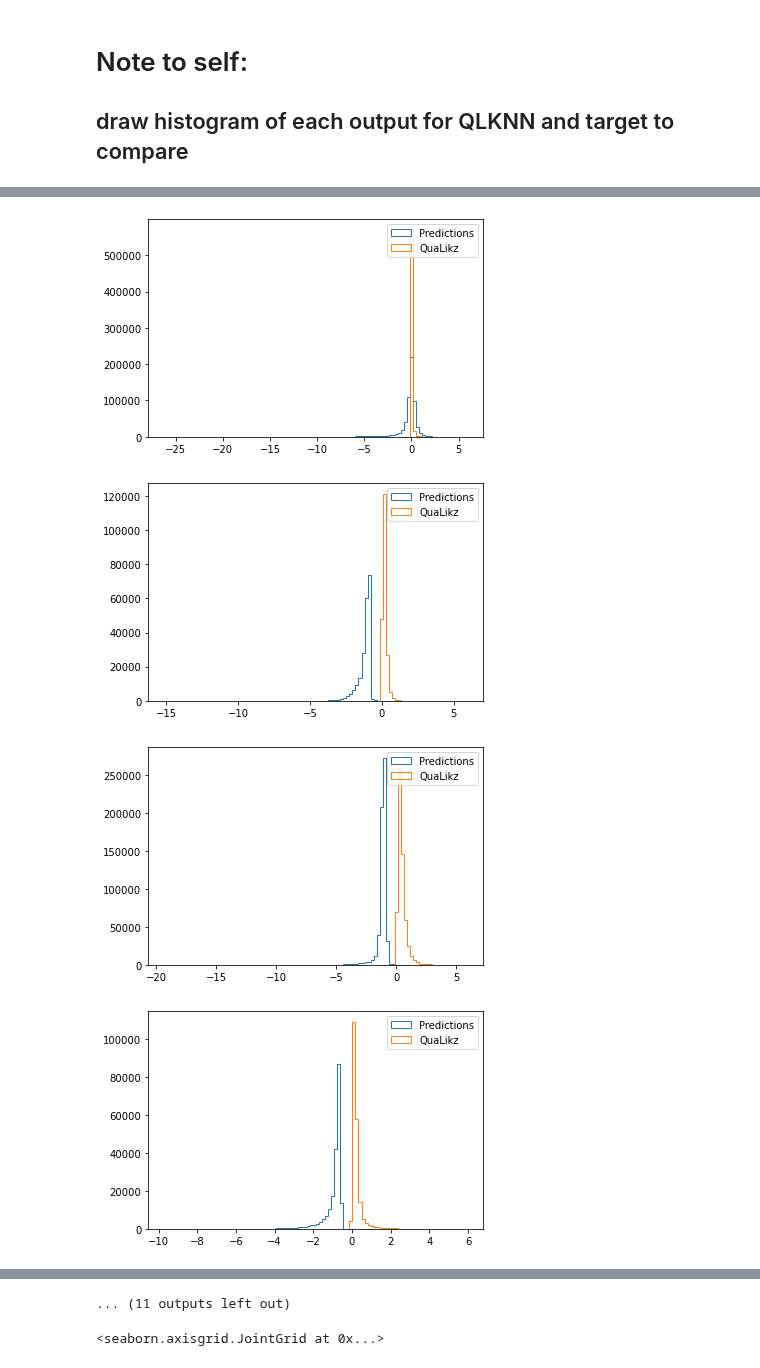
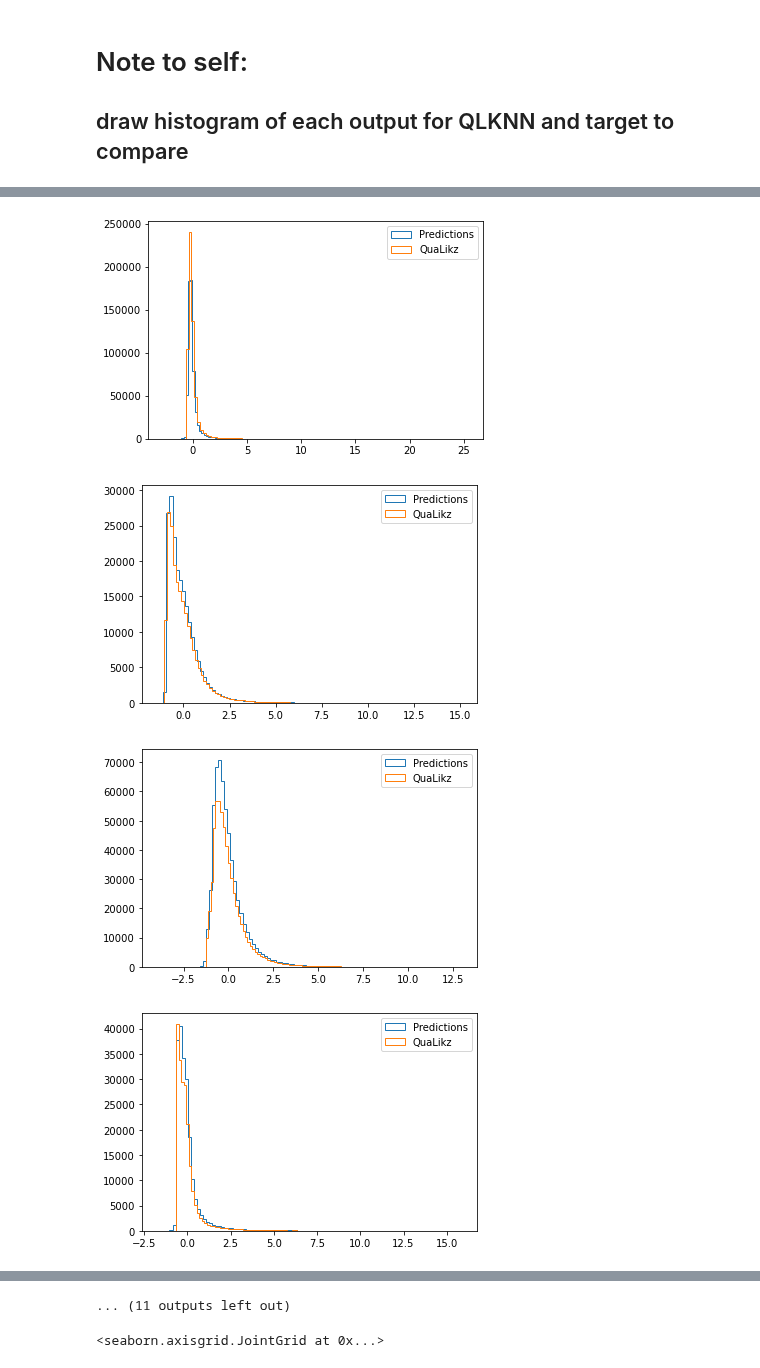
Before and after one commit to zcapjdb/UKAEAGroupProject, a Jupyter notebook: src/notebooks/RegressionOutputs.ipynb, the cells around one changed output, grey strips where cells are left out. Cells and saved outputs as stored; diff of their text form; code cells hidden in the pictures.

```diff
--- a/src/notebooks/RegressionOutputs.ipynb
+++ b/src/notebooks/RegressionOutputs.ipynb
@@ -58,34 +53,38 @@ plt.ylabel("Test Loss");
 # %%
 #test_data_path = "../../data/QLKNN_test_data.pkl"
 test_data_path = "../../data/test_data_clipped.pkl"
-
+train_data_path = "../../data/train_data_clipped.pkl"
 predictions_list = []
 
 for target in target_keys:
     path = glob.glob(f"../../logs/QLKNN-Regressor/Run-6/Run-6-{target}/*.ckpt")[0]
     model = QLKNN.load_from_checkpoint(path, n_input = 15, batch_size = 2048, epochs = 25, learning_rate = 0.002)
 
-    test_data = QLKNNDataset(test_data_path, columns = train_keys + [target], train = True)
+    train_data = QLKNNDataset(test_data_path, columns = train_keys + [target], train = True)
+    train_data.scale()
+
+    test_data = QLKNNDataset(test_data_path, columns = train_keys + [target], train = False)
+    test_data.scale()
 
     test_loader = DataLoader(test_data, batch_size = 2048, shuffle = True, num_workers = 1)
 
     y = test_data.data[target]
     y = torch.tensor(y.values)
     X = test_data.data[train_keys]
     X = torch.tensor(X.values)
 
     predictions = model(X).detach().numpy()
     predictions_list.append(predictions)
 
     plt.figure()
 
     plt.hist(predictions, bins = 100, histtype = 'step',
-             label = "Predictions", range = (predictions.min(), 6))
+             label = "Predictions",)# range = (predictions.min(), 6))
     plt.hist(test_data.data[target], bins = 100, histtype = 'step',
-             label = "QuaLikz", range = (predictions.min(), 6))
+             label = "QuaLikz",)# range = (predictions.min(), 6))
     plt.legend()
 # %% [output]
-[figure, old version]
+[figure, new version]
-[figure, old version]
+[figure, new version]
-[figure, old version]
+[figure, new version]
-[figure, old version]
+[figure, new version]
```
Also changed, not shown: parts of 3 cells of this notebook, 4 other files.
